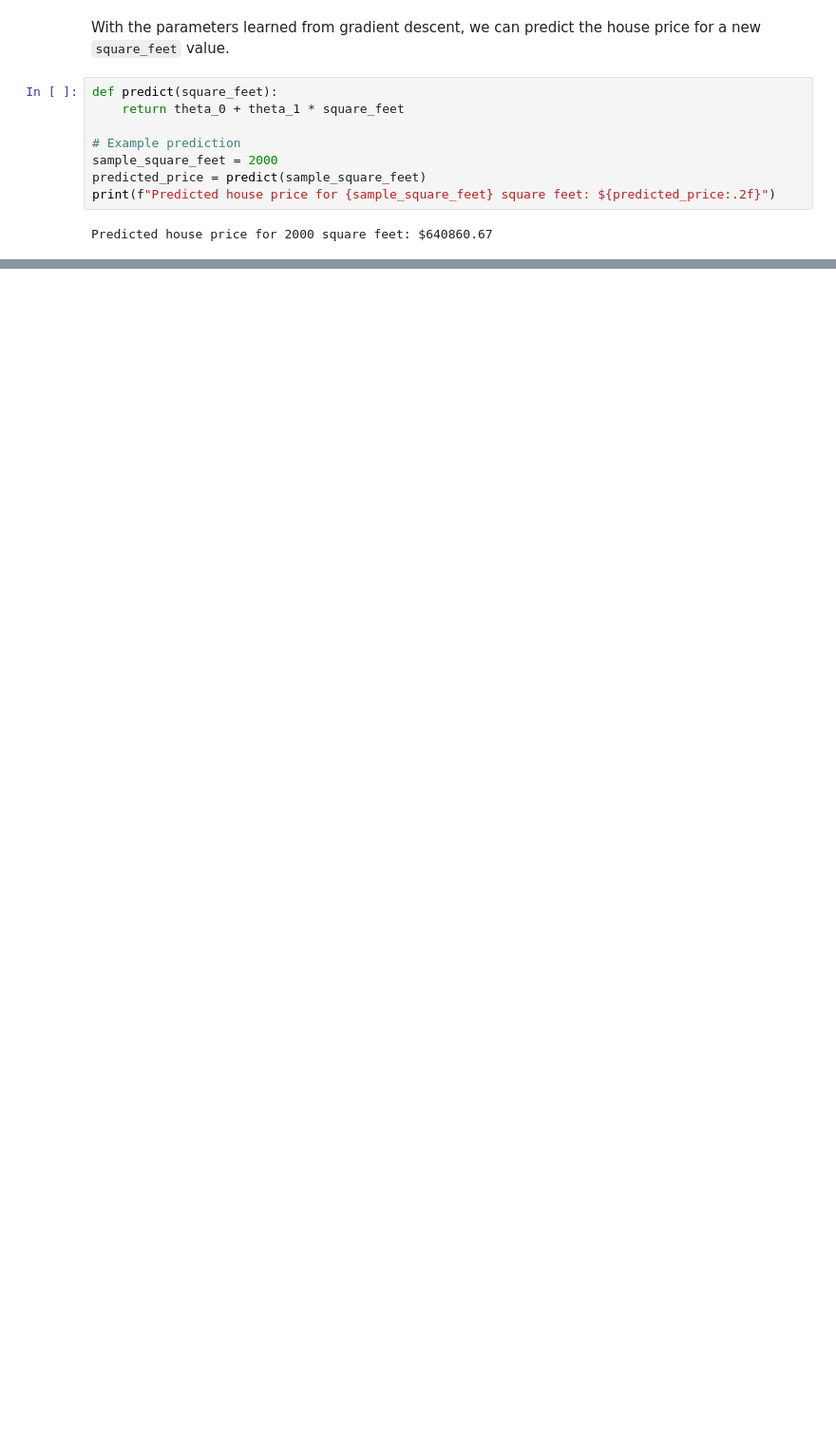
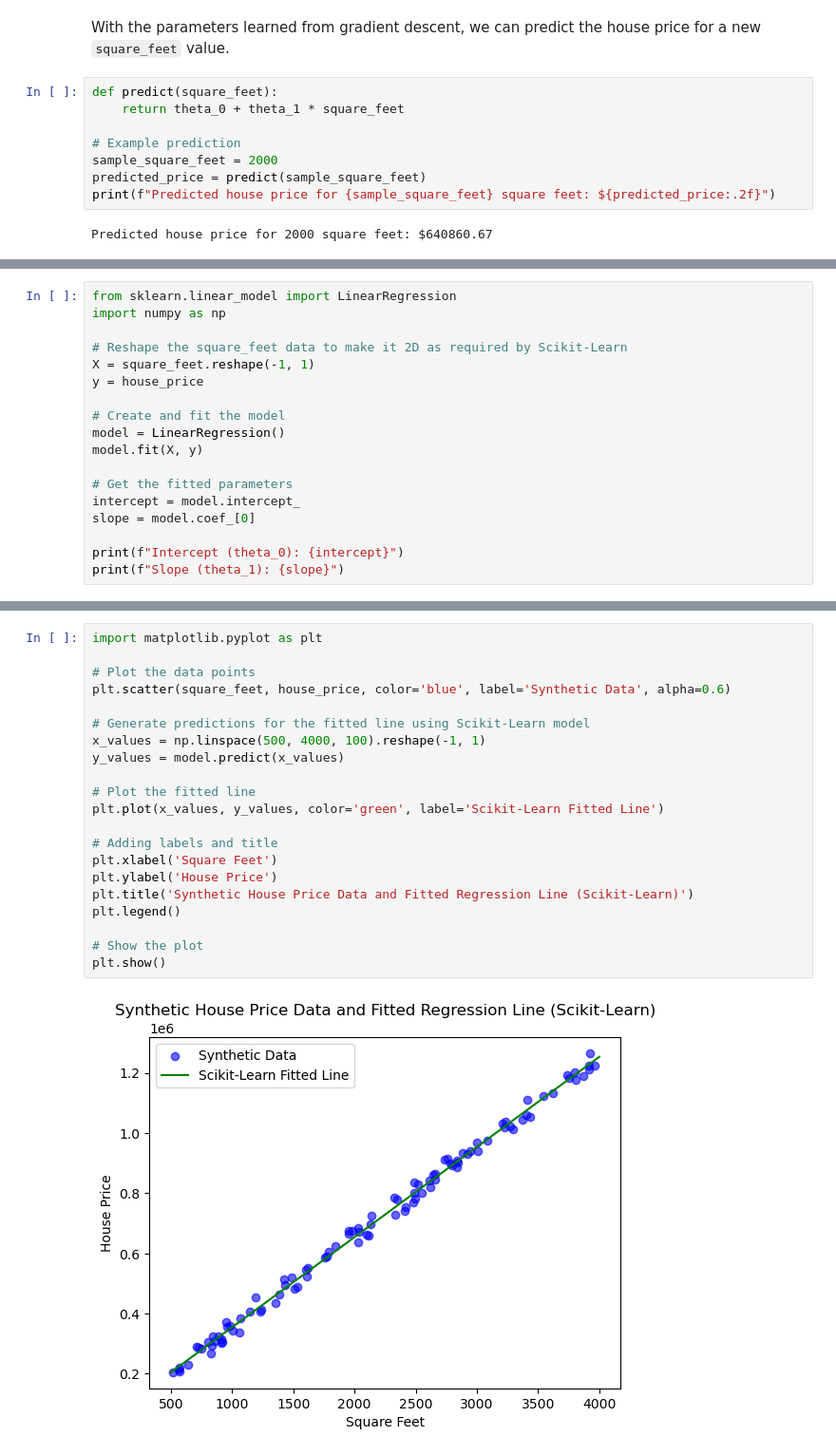
Before and after one commit to AILAB-CEFET-RJ/cic1205, a Jupyter notebook: notebooks/linear_regression.ipynb, the cells around one changed output, grey strips where cells are left out. Shown at 95% size. Cells and saved outputs as stored; diff of their text form; blank space fills up the shorter version.

```diff
--- a/notebooks/linear_regression.ipynb
+++ b/notebooks/linear_regression.ipynb
@@ -111,0 +188,18 @@ Predicted house price for 2000 square feet: $640860.67
+# %%
+from sklearn.linear_model import LinearRegression
+import numpy as np
+
+# Reshape the square_feet data to make it 2D as required by Scikit-Learn
+X = square_feet.reshape(-1, 1)
+y = house_price
+
+# Create and fit the model
+model = LinearRegression()
+model.fit(X, y)
+
+# Get the fitted parameters
+intercept = model.intercept_
+slope = model.coef_[0]
+
+print(f"Intercept (theta_0): {intercept}")
+print(f"Slope (theta_1): {slope}")
@@ -111,0 +211,23 @@ Predicted house price for 2000 square feet: $640860.67
+# %%
+import matplotlib.pyplot as plt
+
+# Plot the data points
+plt.scatter(square_feet, house_price, color='blue', label='Synthetic Data', alpha=0.6)
+
+# Generate predictions for the fitted line using Scikit-Learn model
+x_values = np.linspace(500, 4000, 100).reshape(-1, 1)
+y_values = model.predict(x_values)
+
+# Plot the fitted line
+plt.plot(x_values, y_values, color='green', label='Scikit-Learn Fitted Line')
+
+# Adding labels and title
+plt.xlabel('Square Feet')
+plt.ylabel('House Price')
+plt.title('Synthetic House Price Data and Fitted Regression Line (Scikit-Learn)')
+plt.legend()
+
+# Show the plot
+plt.show()
+# %% [output]
+[figure, added]
```
Also changed, not shown: parts of 17 cells of this notebook, 3 other files.
